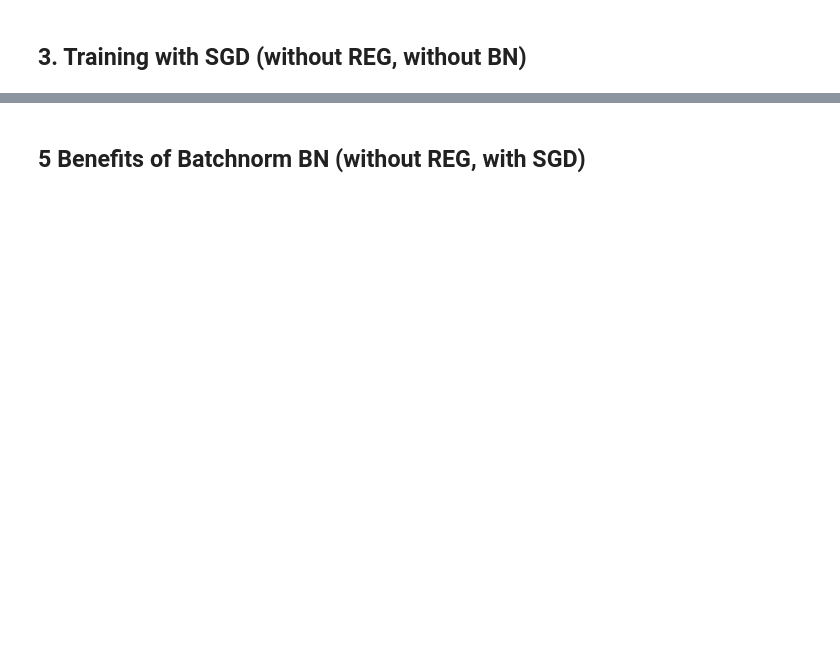
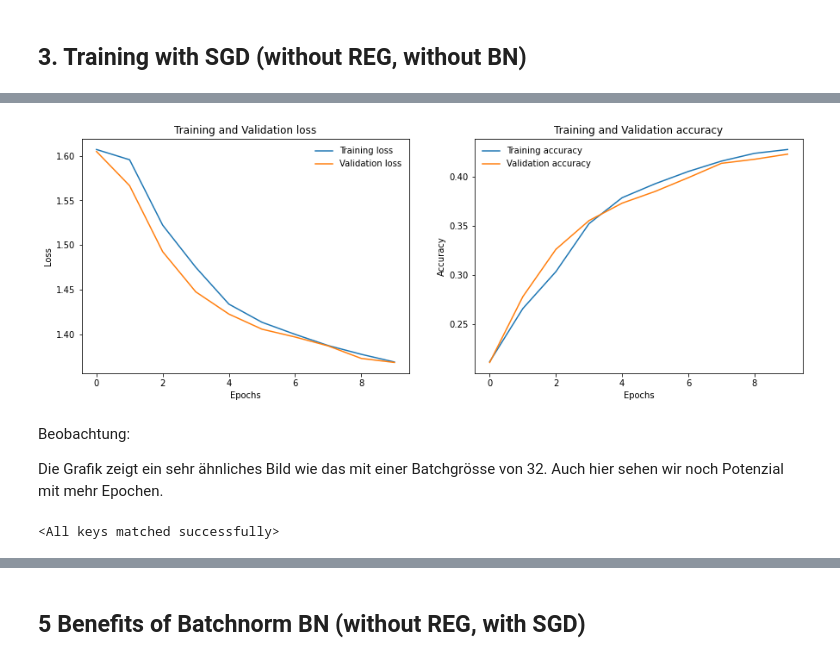
Before and after one commit to FiratSaritas/neural-network-for-image-classification, a Jupyter notebook: Mini-Challenge_1.ipynb, the cells around one changed output, grey strips where cells are left out. Drawn from its saved outputs; the diff is of its cells as text; code cells hidden in the pictures; blank space fills up the shorter version.

```diff
--- a/Mini-Challenge_1.ipynb
+++ b/Mini-Challenge_1.ipynb
@@ -323,0 +450,19 @@ def get_predictions(model, iterator, device):
+# %%
+train_path='Data/train/'
+val_path='Data/val/'
+test_path='Data/test/'
+batch_size = 64
+epochs = 10
+num_workers = 8
+learning_rate = 0.001
+
+trainloader = image_loader(batch_size = batch_size,root=train_path,shuffle=True)
+valloader = image_loader(batch_size = batch_size,root=val_path,shuffle=False)
+testloader = image_loader(batch_size = batch_size,root=test_path,shuffle=False)
+
+model = Net()
+model = model.to(device)
+criterion = nn.CrossEntropyLoss().to(device)
+optimizer = optim.SGD(model.parameters(), lr=learning_rate, momentum=0.9)
+# %%
+model, train_losses, train_accuracy, valid_losses, valid_accuracy = train_epoch(epochs, model, trainloader, optimizer, criterion, device)
@@ -323,0 +480,8 @@ def get_predictions(model, iterator, device):
+# %%
+loss_acc_function(train_losses,valid_losses,train_accuracy,valid_accuracy)
+# %% [output]
+[figure, added]
+# %% [markdown]
+Beobachtung:
+
+Die Grafik zeigt ein sehr ähnliches Bild wie das mit einer Batchgrösse von 32. Auch hier sehen wir noch Potenzial mit mehr Epochen.
@@ -323,0 +491,5 @@ def get_predictions(model, iterator, device):
+# %%
+PATH= "SGD_64ba_10ep_001lr"
+model.load_state_dict(torch.load(PATH))
+# %% [output]
+<All keys matched successfully>
```
Also changed, not shown: parts of 246 cells of this notebook.
